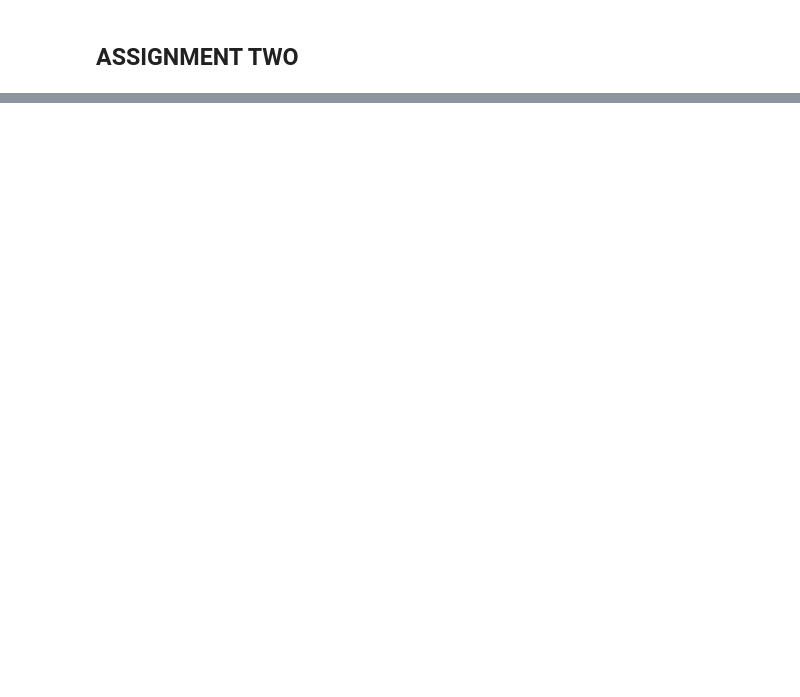
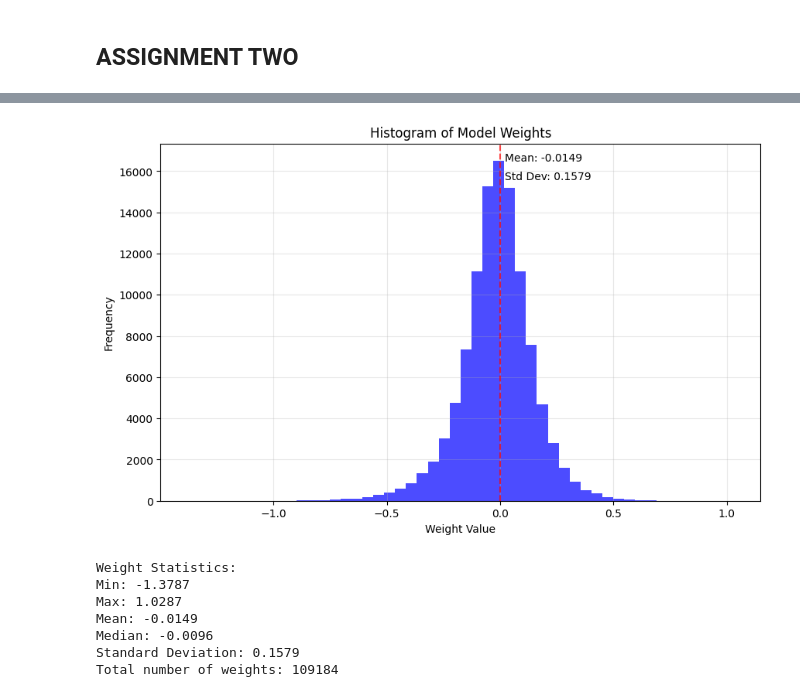
Before and after one commit to kkipngenokoech/ADL, a Jupyter notebook: HW2/notebook.ipynb, the cells around one changed output, grey strips where cells are left out. Saved outputs shown, nothing was run; the diff lists cells and outputs as text; code cells hidden in the pictures; blank space fills up the shorter version.

```diff
--- a/HW2/notebook.ipynb
+++ b/HW2/notebook.ipynb
@@ -250,0 +243,44 @@ plt.show()
+# %%
+import matplotlib.pyplot as plt
+import numpy as np
+
+# Extract all weights from the model
+weights = []
+for layer in model.layers:
+    layer_weights = layer.get_weights()
+    if layer_weights:  # Check if the layer has weights
+        # The first element contains the weights, the second contains biases
+        weights.append(layer_weights[0].flatten())
+
+# Concatenate all weights into a single array
+all_weights = np.concatenate(weights)
+
+# Plot histogram of weights
+plt.figure(figsize=(10, 6))
+plt.hist(all_weights, bins=50, alpha=0.7, color='blue')
+plt.title('Histogram of Model Weights')
+plt.xlabel('Weight Value')
+plt.ylabel('Frequency')
+plt.grid(True, alpha=0.3)
+plt.axvline(x=0, color='red', linestyle='--', alpha=0.7)  # Add line at x=0
+plt.text(0.02, plt.gca().get_ylim()[1]*0.95, f'Mean: {all_weights.mean():.4f}')
+plt.text(0.02, plt.gca().get_ylim()[1]*0.9, f'Std Dev: {all_weights.std():.4f}')
+plt.show()
+
+# Print summary statistics
+print(f"Weight Statistics:")
+print(f"Min: {all_weights.min():.4f}")
+print(f"Max: {all_weights.max():.4f}")
+print(f"Mean: {all_weights.mean():.4f}")
+print(f"Median: {np.median(all_weights):.4f}")
+print(f"Standard Deviation: {all_weights.std():.4f}")
+print(f"Total number of weights: {len(all_weights)}")
+# %% [output]
+[figure, added]
+Weight Statistics:
+Min: -1.3787
+Max: 1.0287
+Mean: -0.0149
+Median: -0.0096
+Standard Deviation: 0.1579
+Total number of weights: 109184
```
Also changed, not shown: parts of 9 cells of this notebook, 3 other files.
